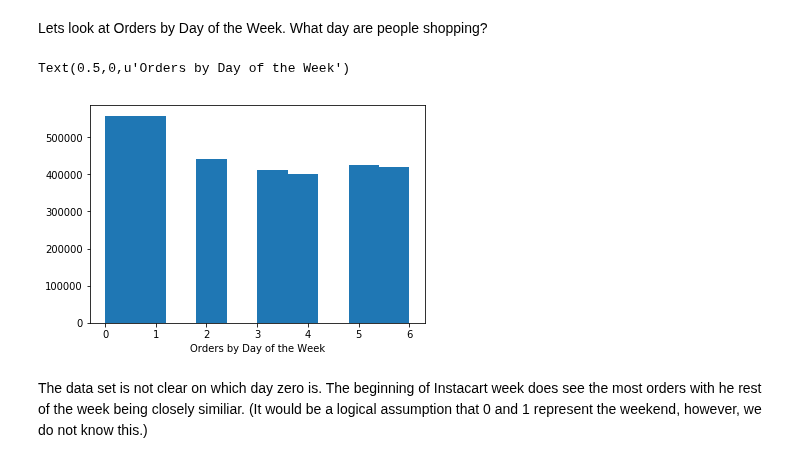
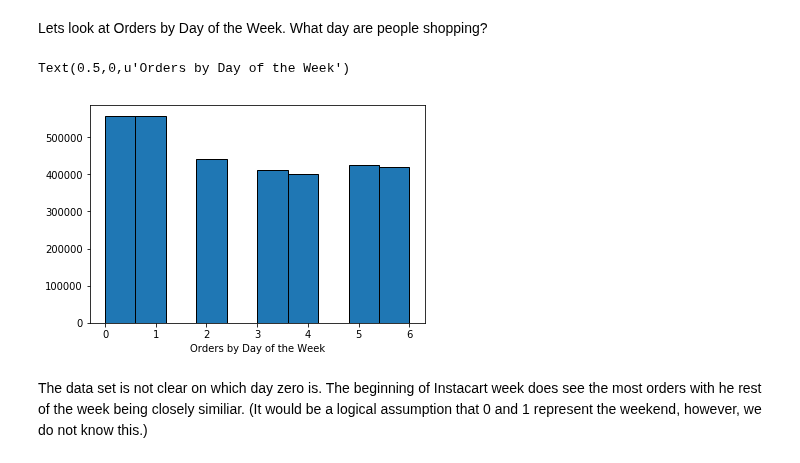
Before and after one commit to lbjennings/Springboard, a Jupyter notebook: Springboard/Capstone Project 1/Capstone_EDA.ipynb, the cells around one changed output. Cells and saved outputs as stored; diff of their text form; code cells hidden in the pictures.

```diff
--- a/Springboard/Capstone Project 1/Capstone_EDA.ipynb
+++ b/Springboard/Capstone Project 1/Capstone_EDA.ipynb
@@ -187,11 +207,11 @@ df_prior_set.order_dow.plot(kind='hist')
 # %% [markdown]
 Lets look at Orders by Day of the Week. What day are people shopping?
 # %%
-plt.hist(df_prior_set.order_dow)
+plt.hist(df_prior_set.order_dow, edgecolor='black')
 plt.xlabel("Orders by Day of the Week")
 # %% [output]
 Text(0.5,0,u'Orders by Day of the Week')
-[figure, old version]
+[figure, new version]
 # %% [markdown]
 The data set is not clear on which day zero is. The beginning of Instacart week does see the most
 orders with he rest of the week being closely similiar. (It would be a logical assumption that 0
```
Also changed, not shown: parts of 63 cells of this notebook.
